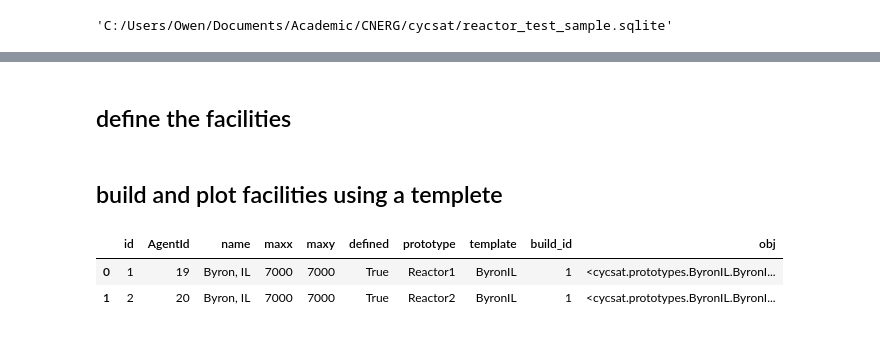
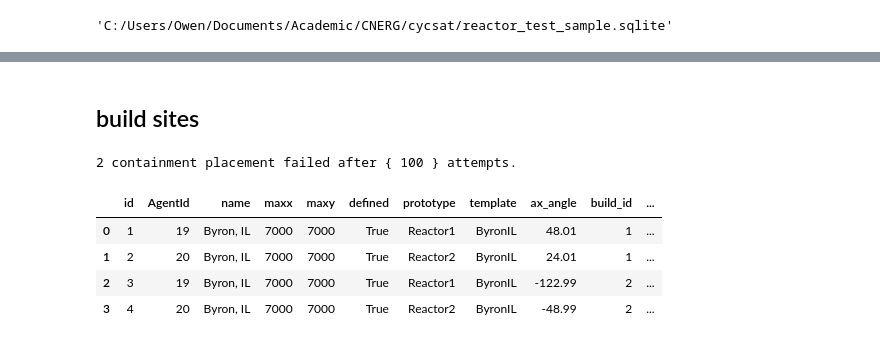
Before and after one commit to CNERG/cycsat, a Jupyter notebook: demo.ipynb, the cells around one changed output, grey strips where cells are left out. Drawn from its saved outputs; the diff is of its cells as text; code cells hidden in the pictures.

```diff
--- a/demo.ipynb
+++ b/demo.ipynb
@@ -15,2 +17,0 @@ from cycsat.simulation import Simulator
-# %% [markdown]
-## define the facilities
@@ -20,15 +18,19 @@ sim = Simulator('reactor_test_sample.sqlite')
-# %% [markdown]
-## build and plot facilities using a templete
+# %% [markdown]
+## build sites
 # %%
 from cycsat.prototypes.ByronIL import ByronIL
 
 temps = {'Reactor1': ByronIL,
          'Reactor2': ByronIL}
 
-sim.build(name='test_build',templates=temps)
+sim.build(name='first build',templates=temps)
+sim.build(name='second build',templates=temps)
 
-sim.Facility()
+sim.Site()
 # %% [output]
+2 containment placement failed after { 100 } attempts.
-|  | id | AgentId | name | maxx | maxy | defined | prototype | template | build_id | obj |
-| 0 | 1 | 19 | Byron, IL | 7000 | 7000 | True | Reactor1 | ByronIL | 1 | <cycsat.prototypes.ByronIL.ByronI... |
-| 1 | 2 | 20 | Byron, IL | 7000 | 7000 | True | Reactor2 | ByronIL | 1 | <cycsat.prototypes.ByronIL.ByronI... |
+|  | id | AgentId | name | maxx | maxy | defined | prototype | template | ax_angle | build_id | ... |
+| 0 | 1 | 19 | Byron, IL | 7000 | 7000 | True | Reactor1 | ByronIL | 48.01 | 1 | ... |
+| 1 | 2 | 20 | Byron, IL | 7000 | 7000 | True | Reactor2 | ByronIL | 24.01 | 1 | ... |
+| 2 | 3 | 19 | Byron, IL | 7000 | 7000 | True | Reactor1 | ByronIL | -122.99 | 2 | ... |
+| 3 | 4 | 20 | Byron, IL | 7000 | 7000 | True | Reactor2 | ByronIL | -48.99 | 2 | ... |
```
Also changed, not shown: parts of 15 cells of this notebook, 1 other file.
